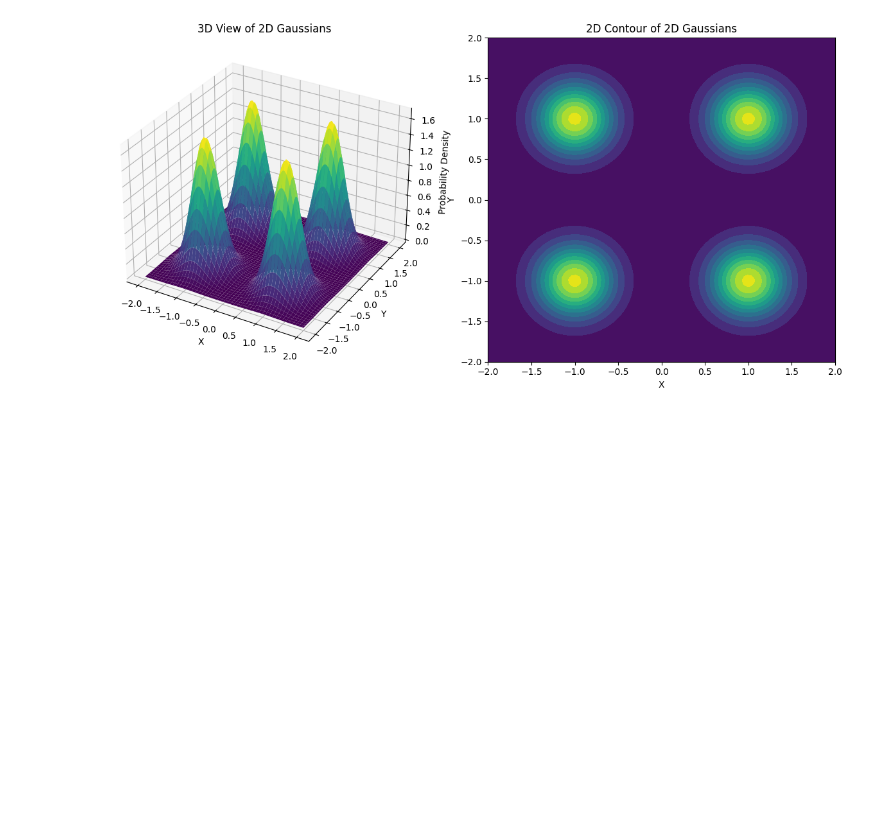
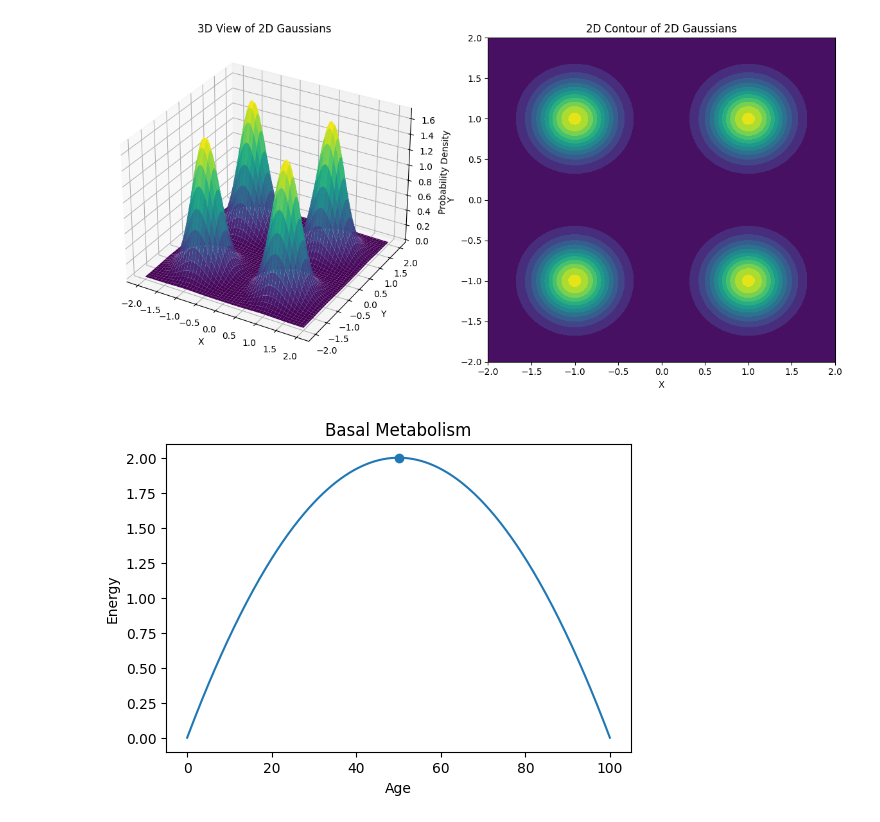
Before and after one commit to frekkoz3/TESI-LAUREA-TRIENNALE, a Jupyter notebook: PYTHON IMPLEMENTATION/SCREEN/4 Gaussian Visualization.ipynb, the cells around one changed output. Cells and saved outputs as stored; diff of their text form; code cells hidden in the pictures; blank space fills up the shorter version.

```diff
--- a/PYTHON IMPLEMENTATION/SCREEN/4 Gaussian Visualization.ipynb
+++ b/PYTHON IMPLEMENTATION/SCREEN/4 Gaussian Visualization.ipynb
@@ -58,3 +58,27 @@ plt.tight_layout()
 plt.show()
 # %% [output]
 [figure]
+# %%
+import numpy as np
+import matplotlib.pyplot as plt
+
+def plot_quadratic(a, b, c):
+    x = np.linspace(0, 100, 400)  # Generate 400 points between -10 and 10
+    y = a * x**2 + b * x + c  # Quadratic formula
+    plt.figure(figsize=(6, 4))
+    plt.plot(x, y)
+    plt.scatter(50, 2, c="red")
+    plt.title("Basal Metabolism")
+    plt.xlabel("Age")
+    plt.ylabel("Energy")
+    plt.show()
+
+k = 0.02 # PARAMETERS THAT CAN BE TWEAK
+Em = 100
+Am = 100
+a = -(4*k*Em/(Am*Am))
+b = +(4*k*Em/(Am))
+c = 0
+plot_quadratic(a, b, c)  # Plots x^2 - 3x + 2
+# %% [output]
+[figure, added]
```
Also changed, not shown: 17 other files.
